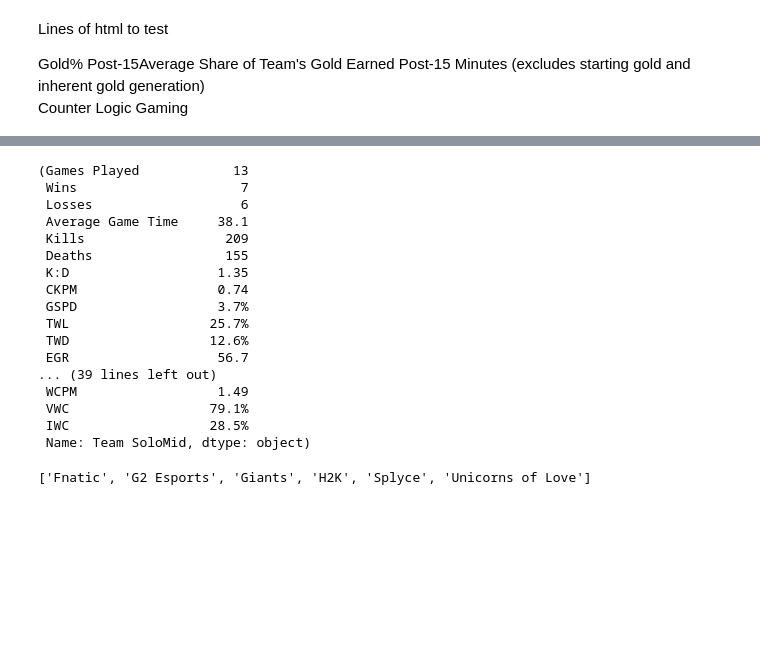
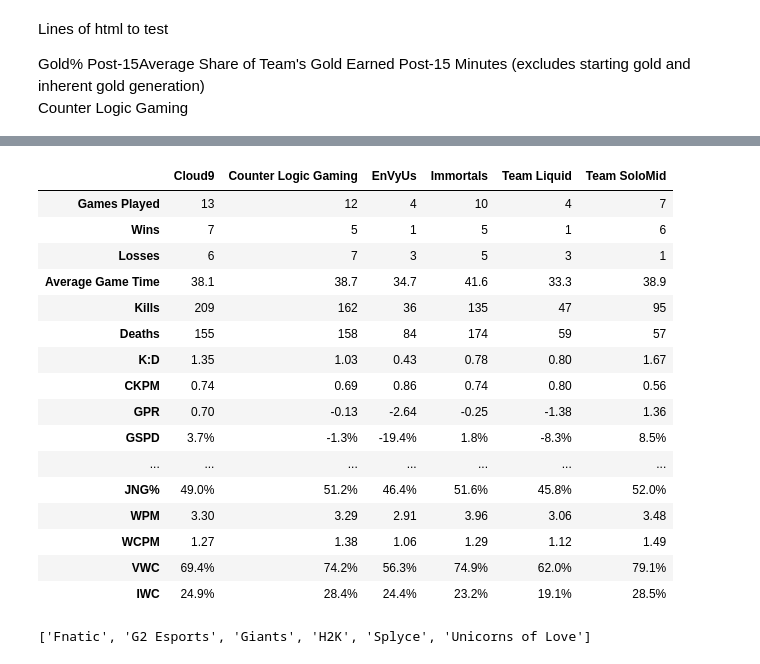
Before and after one commit to vrwong/eSportsCode, a Jupyter notebook: Data_(Silver)_Scrapes.ipynb, the cells around one changed output, grey strips where cells are left out. Drawn from its saved outputs; the diff is of its cells as text; code cells hidden in the pictures; blank space fills up the shorter version.

```diff
--- a/Data_(Silver)_Scrapes.ipynb
+++ b/Data_(Silver)_Scrapes.ipynb
@@ -66,23 +116,3 @@ NA_Team_Stats_data = {team_stats_na[0][0] : Cloud_9_stats,
      ....:            team_stats_na[0][4] : Team_Liquid_stats,
      ....:            team_stats_na[0][5] : Team_SoloMid_stats    }
 NA_Team_Stats_data = pd.DataFrame(NA_Team_Stats_data)
-# %%
-NA_Team_Stats_data['Cloud9'], NA_Team_Stats_data['Team SoloMid']
-# %% [output]
-(Games Played            13
- Wins                     7
- Losses                   6
- Average Game Time     38.1
- Kills                  209
- Deaths                 155
- K:D                   1.35
- CKPM                  0.74
- GSPD                  3.7%
- TWL                  25.7%
- TWD                  12.6%
- EGR                   56.7
-... (39 lines left out)
- WCPM                  1.49
- VWC                  79.1%
- IWC                  28.5%
- Name: Team SoloMid, dtype: object)
@@ -118,0 +119,20 @@ percent_of_stealth_wards_cleared = tree.xpath('//td[@class="column-28"]/text()')
+# %%
+NA_Team_Stats_data
+# %% [output]
+|  | Cloud9 | Counter Logic Gaming | EnVyUs | Immortals | Team Liquid | Team SoloMid |
+| Games Played | 13 | 12 | 4 | 10 | 4 | 7 |
+| Wins | 7 | 5 | 1 | 5 | 1 | 6 |
+| Losses | 6 | 7 | 3 | 5 | 3 | 1 |
+| Average Game Time | 38.1 | 38.7 | 34.7 | 41.6 | 33.3 | 38.9 |
+| Kills | 209 | 162 | 36 | 135 | 47 | 95 |
+| Deaths | 155 | 158 | 84 | 174 | 59 | 57 |
+| K:D | 1.35 | 1.03 | 0.43 | 0.78 | 0.80 | 1.67 |
+| CKPM | 0.74 | 0.69 | 0.86 | 0.74 | 0.80 | 0.56 |
+| GPR | 0.70 | -0.13 | -2.64 | -0.25 | -1.38 | 1.36 |
+| GSPD | 3.7% | -1.3% | -19.4% | 1.8% | -8.3% | 8.5% |
+| ... | ... | ... | ... | ... | ... | ... |
+| JNG% | 49.0% | 51.2% | 46.4% | 51.6% | 45.8% | 52.0% |
+| WPM | 3.30 | 3.29 | 2.91 | 3.96 | 3.06 | 3.48 |
+| WCPM | 1.27 | 1.38 | 1.06 | 1.29 | 1.12 | 1.49 |
+| VWC | 69.4% | 74.2% | 56.3% | 74.9% | 62.0% | 79.1% |
+| IWC | 24.9% | 28.4% | 24.4% | 23.2% | 19.1% | 28.5% |
```
Also changed, not shown: parts of 16 cells of this notebook.
